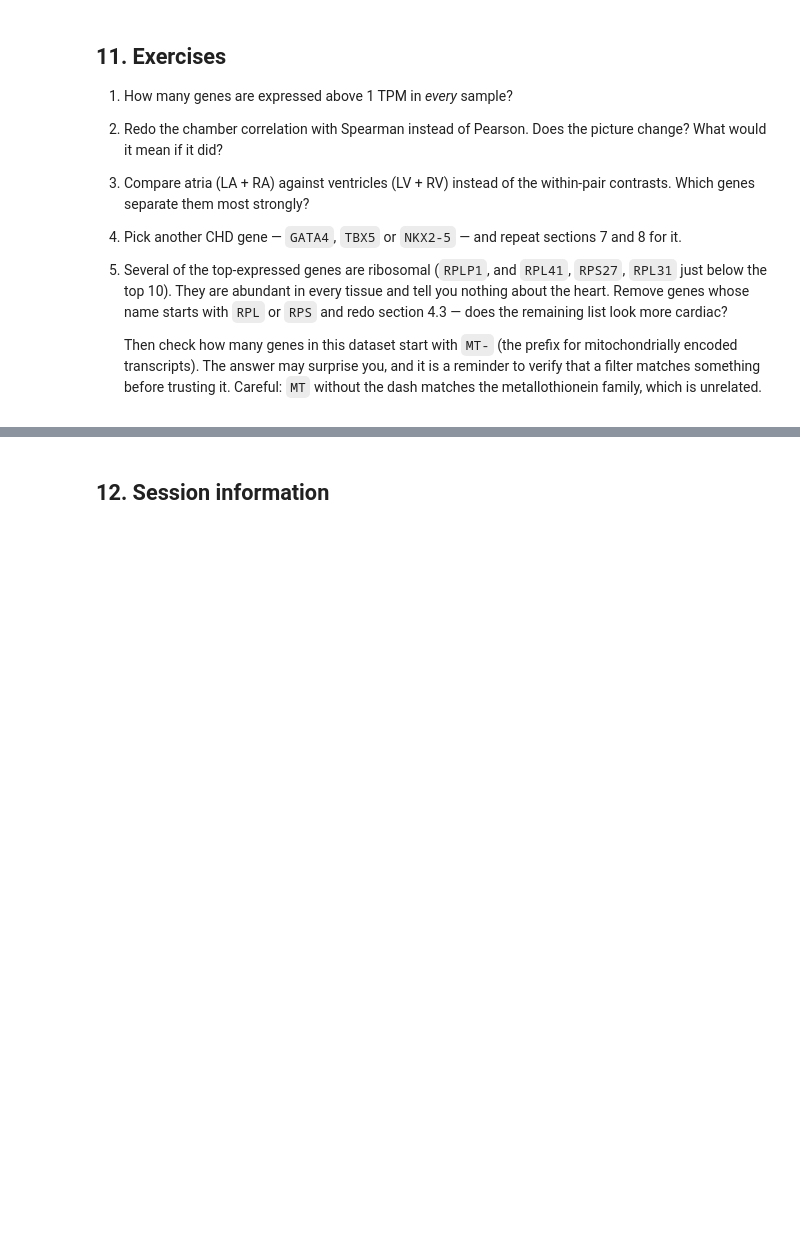
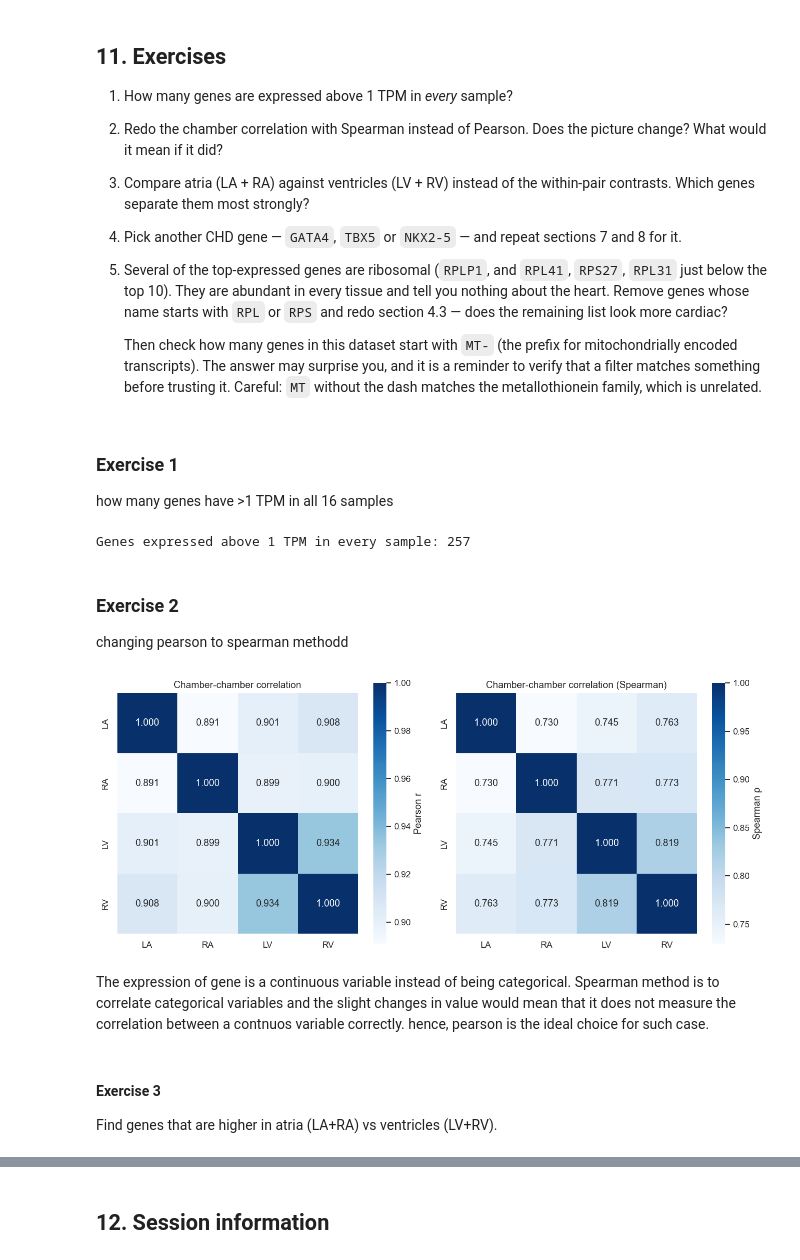
Before and after one commit to enriquea/ZebraQ, a Jupyter notebook: lessons-py/S6_Bonus_GSE106118.ipynb, the cells around one changed output, grey strips where cells are left out. Cells and saved outputs as stored; diff of their text form; code cells hidden in the pictures; blank space fills up the shorter version.

Commit message:
Complete exercises

```diff
--- a/lessons-py/S6_Bonus_GSE106118.ipynb
+++ b/lessons-py/S6_Bonus_GSE106118.ipynb
@@ -548,3 +588,48 @@ We leave this as an exercise because it needs internet access at run time.
    mitochondrially encoded transcripts). The answer may surprise you, and it is a
    reminder to verify that a filter matches something before trusting it. Careful:
    `MT` without the dash matches the metallothionein family, which is unrelated.
+# %% [markdown]
+### Exercise 1
+how many genes  have >1 TPM in all 16 samples
+# %%
+#we count how many samples have expression >1 TPM for each gene
+expr_above_1 = (expr > 1).sum(axis=1)    #sums up across all samples
+
+# How many genes are >1 in ALL 16 samples?
+genes_in_all = (expr_above_1 == 16).sum()
+
+print(f"Genes expressed above 1 TPM in every sample: {genes_in_all}")
+# %% [output]
+Genes expressed above 1 TPM in every sample: 257
+# %% [markdown]
+### Exercise 2
+changing pearson to spearman methodd
+# %%
+#calculating both cirrelations
+corr_pearson = chamber_means.corr(method="pearson")
+corr_spearman = chamber_means.corr(method="spearman")
+
+#creating figure with 2 subplots
+fig, (ax1, ax2) = plt.subplots(1, 2, figsize=(12, 5))
+
+#creating pearson heatmap
+sns.heatmap(corr, annot=True, fmt=".3f", cmap="Blues",
+            square=True, vmin=corr.values.min(), vmax=1.0,
+            cbar_kws={"label": "Pearson r"}, ax=ax1)
+ax1.set(title="Chamber-chamber correlation")
+
+#creating spearman heatmap
+sns.heatmap(corr_spearman, annot=True, fmt=".3f", cmap="Blues",
+            square=True, vmin=corr_spearman.values.min(), vmax=1.0,
+            cbar_kws={"label": "Spearman ρ"}, ax=ax2)
+ax2.set(title="Chamber-chamber correlation (Spearman)")
+
+plt.tight_layout()
+plt.show()
+# %% [output]
+[figure, added]
+# %% [markdown]
+The expression of gene is a continuous variable instead of being categorical. Spearman method is to correlate categorical variables and the slight changes in value would mean that it does not measure the correlation between a contnuos variable correctly. hence, pearson is the ideal choice for such case.
+# %% [markdown]
+#### Exercise 3
+Find genes that are higher in atria (LA+RA) vs ventricles (LV+RV).
```
Also changed, not shown: parts of 17 cells of this notebook.
